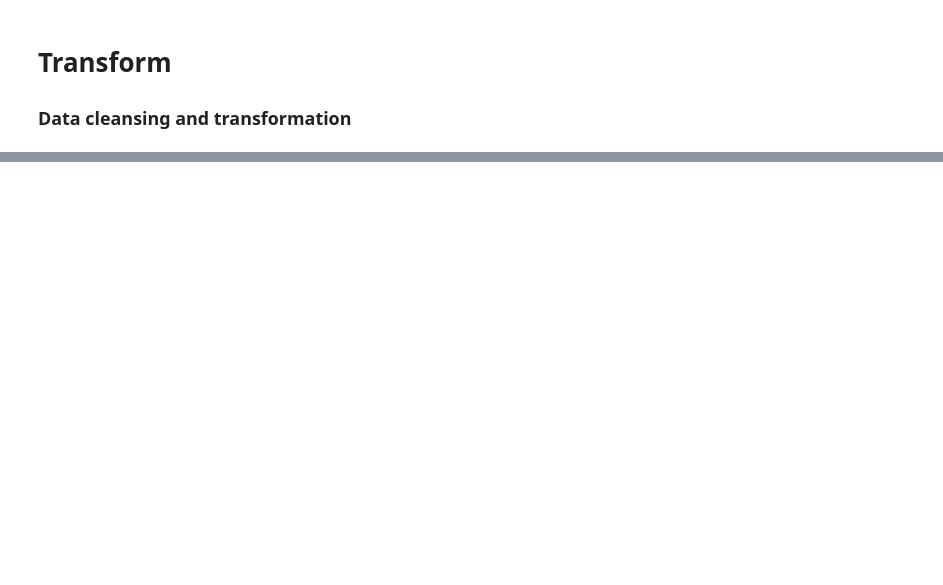
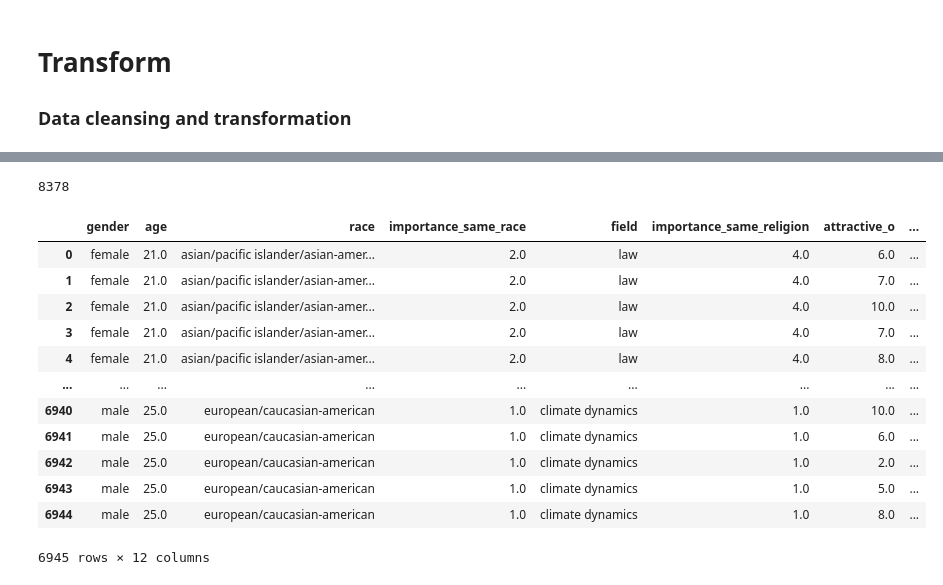
Before and after one commit to rita-s/love-finder, a Jupyter notebook: love_finder.ipynb, the cells around one changed output, grey strips where cells are left out. Cells and saved outputs as stored; diff of their text form; code cells hidden in the pictures; blank space fills up the shorter version.

```diff
--- a/love_finder.ipynb
+++ b/love_finder.ipynb
@@ -44,0 +76,6 @@ reviews_df.head()
+# %%
+# Selecting relevant columns for future analysis
+shortdata_df = date_speed_df [['gender', 'age', 'race','importance_same_race',
+                               'field','importance_same_religion','attractive_o','sinsere_o','intelligence_o',
+                               'funny_o','ambitous_o','shared_interests_o']].copy()
+shortdata_df.head()
@@ -44,0 +109,25 @@ reviews_df.head()
+# %%
+# Counting the number of rows
+len(shortdata_df)
+# %% [output]
+8378
+# %%
+# Dropping all empty cells
+reduced_df = shortdata_df.dropna()
+reduced_df.reset_index(inplace=True)
+reduced_df= reduced_df.drop('index', axis=1)
+reduced_df
+# %% [output]
+|  | gender | age | race | importance_same_race | field | importance_same_religion | attractive_o | ... |
+| 0 | female | 21.0 | asian/pacific islander/asian-amer... | 2.0 | law | 4.0 | 6.0 | ... |
+| 1 | female | 21.0 | asian/pacific islander/asian-amer... | 2.0 | law | 4.0 | 7.0 | ... |
+| 2 | female | 21.0 | asian/pacific islander/asian-amer... | 2.0 | law | 4.0 | 10.0 | ... |
+| 3 | female | 21.0 | asian/pacific islander/asian-amer... | 2.0 | law | 4.0 | 7.0 | ... |
+| 4 | female | 21.0 | asian/pacific islander/asian-amer... | 2.0 | law | 4.0 | 8.0 | ... |
+| ... | ... | ... | ... | ... | ... | ... | ... | ... |
+| 6940 | male | 25.0 | european/caucasian-american | 1.0 | climate dynamics | 1.0 | 10.0 | ... |
+| 6941 | male | 25.0 | european/caucasian-american | 1.0 | climate dynamics | 1.0 | 6.0 | ... |
+| 6942 | male | 25.0 | european/caucasian-american | 1.0 | climate dynamics | 1.0 | 2.0 | ... |
+| 6943 | male | 25.0 | european/caucasian-american | 1.0 | climate dynamics | 1.0 | 5.0 | ... |
+| 6944 | male | 25.0 | european/caucasian-american | 1.0 | climate dynamics | 1.0 | 8.0 | ... |
+6945 rows × 12 columns
```
Also changed, not shown: parts of 19 cells of this notebook, 1 other file.
